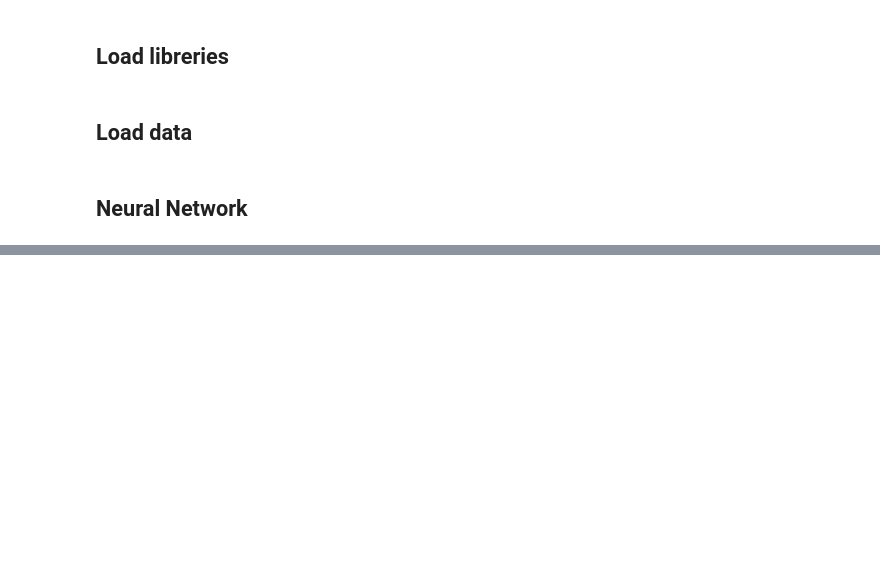
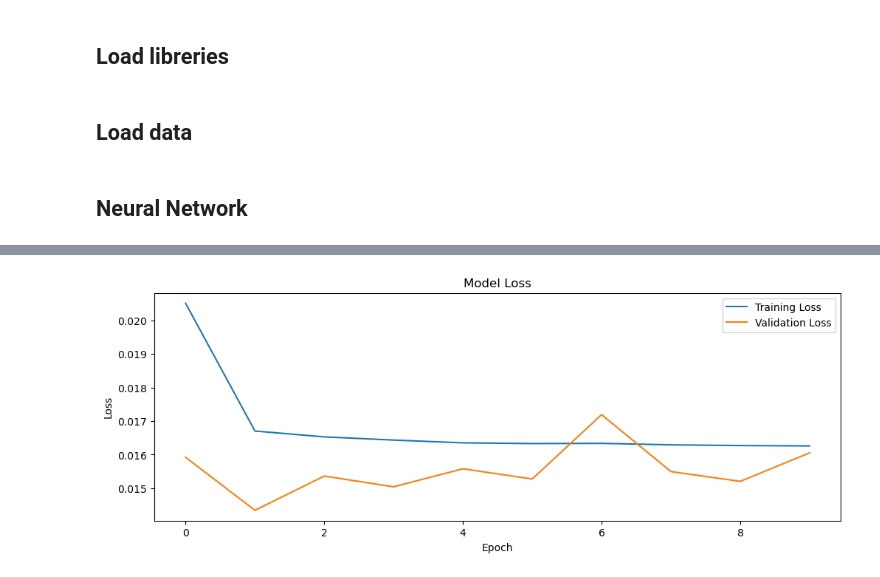
Before and after one commit to carlotalacasav/Gorrapiedra-proyecto, a Jupyter notebook: neural_network.ipynb, the cells around one changed output, grey strips where cells are left out. Cells and saved outputs as stored; diff of their text form; code cells hidden in the pictures; blank space fills up the shorter version.

```diff
--- a/neural_network.ipynb
+++ b/neural_network.ipynb
@@ -39,8 +39,24 @@ X = df.drop(['percentage_docks_available'], axis=1)
 y = df['percentage_docks_available']
 # %%
 # Dividim les dades en conjunts de training i testing
-X_train, X_test, y_train, y_test = train_test_split(X, y, test_size=0.2, random_state=42)
+X_train, X_validation, y_train, y_validation = train_test_split(X, y, test_size=0.2, random_state=42)
 # %% [markdown]
 ## Neural Network
 # %%
 pip install tensorflow
+# %%
+# Encoding
+cat_cols = ['station_id']
+x_train_encoded = pd.get_dummies(X_train, columns=cat_cols)
+x_validation_encoded = pd.get_dummies(X_validation, columns=cat_cols)
+# %%
+# Veiem si el training set y el validation set tenen diferent número de columnes després del encoding. Mirem quines son les columnes que falten al validation set.
+missing_cols = set(x_train_encoded.columns) - set(x_validation_encoded.columns)
+print("Missing columns in validation set:", missing_cols)
+
+# Si hay columnas que faltan en el validation set, las borramos del training set
+for col in missing_cols:
+    x_train_encoded.drop(col, axis=1, inplace=True)
+
+print("Training set shape after deleting columns:", x_train_encoded.shape)
+print("Validation set shape:", x_validation_encoded.shape)
@@ -46,0 +67,9 @@ pip install tensorflow
+# %%
+# Normalitzar les dades
+scaler = StandardScaler()
+
+x_train_encoded_scal = scaler.fit_transform(x_train_encoded)
+x_validation_encoded_scal = scaler.fit_transform(x_validation_encoded) # A XVALIDATION SHA DE FER FIT_TRANSFORM TAMBÉ PERQUÈ SIGUIN INDEPENDENTS TRAINING I VALIDATION NO?
+
+print("Training set shape:", x_train_encoded_scal.shape)
+print("Validation set shape:", x_validation_encoded_scal.shape)
@@ -64,0 +153,19 @@ model.fit(X_train, y_train, epochs=15, batch_size=32, validation_split=0.2)
+# %%
+print(f'Test Loss: {loss:.4f}')
+
+# Plot loss
+
+title = f"Adam, {loss_f}, {lr}, {Nhid1}, {Nhid2}, {Nhid3}, {Nhid4}, Bs {bs}, Epoch_{epochs}, Final loss_{loss:.4f}"
+
+plt.figure(figsize=(12, 4))
+plt.title(title)
+plt.plot(history.history['loss'], label='Training Loss')
+plt.plot(history.history['val_loss'], label='Validation Loss')
+plt.title('Model Loss')
+plt.ylabel('Loss')
+plt.xlabel('Epoch')
+plt.legend(loc='upper right')
+#plt.savefig(f'/Users/albam/Desktop/UNIVERSITAT/POSTGRAU/CAPSTONE_PROJECT/Gorrapiedra-proyecto/outputs/loss-ann/{title}.pdf')
+print(title)
+plt.show()
+# %% [output]
@@ -64,0 +176 @@ model.fit(X_train, y_train, epochs=15, batch_size=32, validation_split=0.2)
+[figure, added]
```
Also changed, not shown: parts of 8 cells of this notebook, 2 other files.
